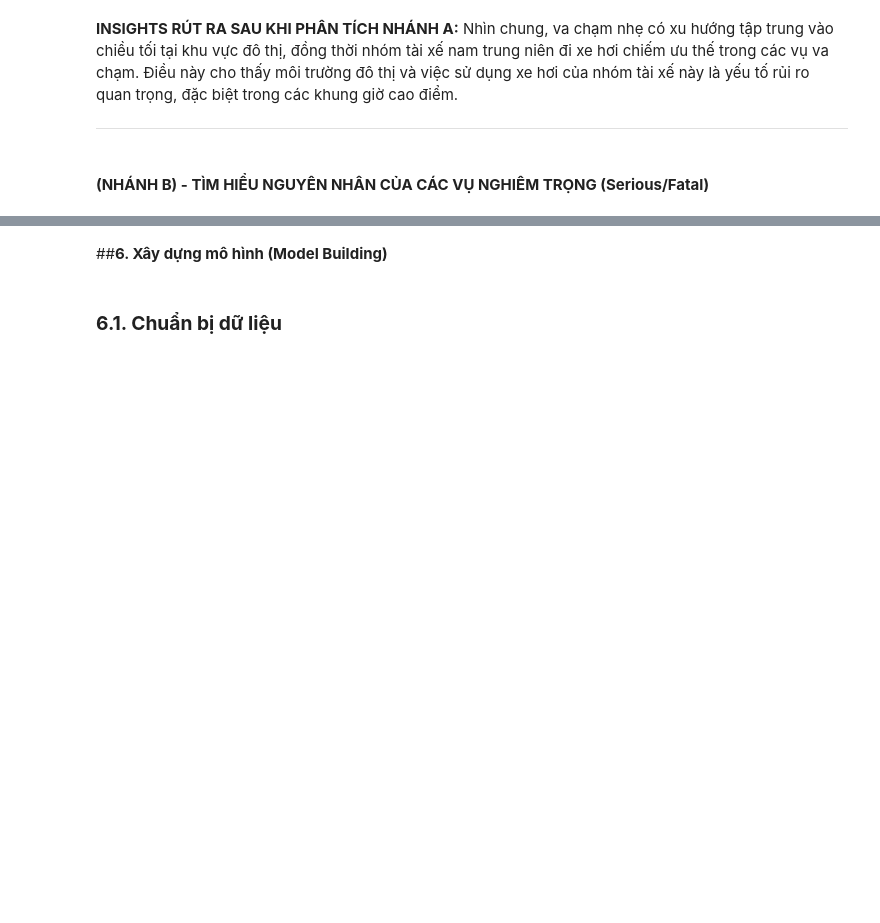
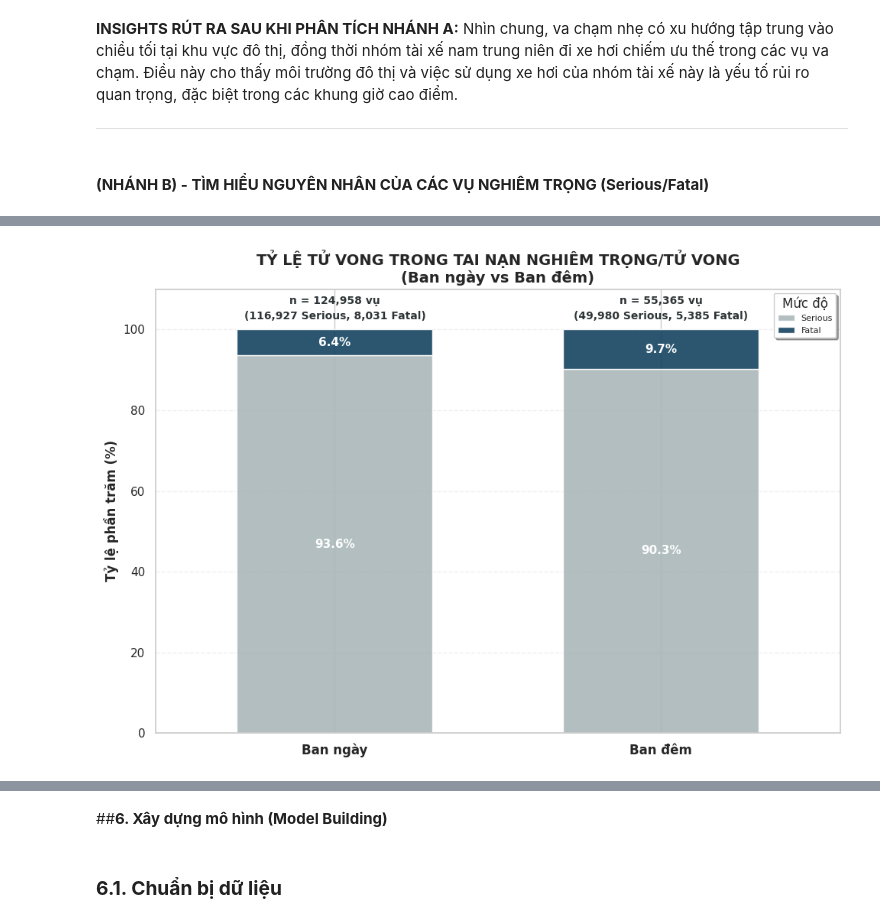
Before and after one commit to mihhwiNick/DA_project, a Jupyter notebook: UK_Road_Traffic_Accident_DA.ipynb, the cells around one changed output, grey strips where cells are left out. Saved outputs shown, nothing was run; the diff lists cells and outputs as text; code cells hidden in the pictures; blank space fills up the shorter version.

```diff
--- a/UK_Road_Traffic_Accident_DA.ipynb
+++ b/UK_Road_Traffic_Accident_DA.ipynb
@@ -1021,20 +1025,5 @@ def assign_time_period(hour):
         return 'Khuya'
 
 merged_data['Time_period'] = merged_data['Hour'].apply(assign_time_period)
-
-# Tạo biến Season theo Month
-def assign_season(month):
-    if pd.isna(month):
-        return None
-    if month in [3, 4, 5]:
-        return 'Mùa xuân'
-    elif month in [6, 7, 8]:
-        return 'Mùa hạ'
-    elif month in [9, 10, 11]:
-        return 'Mùa thu'
-    else:
-        return 'Mùa đông'
-
-merged_data['Season'] = merged_data['Month'].apply(assign_season)
 # %% [markdown]
 **Mô tả:**
@@ -1860,0 +1680,73 @@ B[4]: Điều kiện thời tiết xấu (mưa, sương mù) có làm tăng đá
+# %%
+df = merged_data[['Accident_Severity', 'Light_Conditions']].dropna()
+
+severity_map = {'Slight': 'Slight', 'Serious': 'Serious', 'Fatal': 'Fatal'}
+df['Severity_Label'] = df['Accident_Severity'].map(severity_map)
+
+df_b = df[df['Severity_Label'].isin(['Serious', 'Fatal'])].copy()
+
+def aggregate_light(condition):
+    condition_str = str(condition)
+    if condition_str == 'Daylight':
+        return 'Ban ngày'
+    else:
+        return 'Ban đêm'
+
+df_b['Light_Group'] = df_b['Light_Conditions'].apply(aggregate_light)
+count_tab = pd.crosstab(df_b['Light_Group'], df_b['Severity_Label'])
+
+severity_order = ['Serious', 'Fatal']
+count_tab = count_tab[severity_order]
+
+cross_tab = count_tab.div(count_tab.sum(axis=1), axis=0) * 100
+
+group_order = ['Ban ngày', 'Ban đêm']
+cross_tab = cross_tab.reindex(group_order)
+count_tab = count_tab.reindex(group_order)
+
+# VẼ BIỂU ĐỒ
+plt.figure(figsize=(10, 7))
+
+colors = ['#aab7b8', '#154360']
+ax = cross_tab.plot(kind='bar', stacked=True, color=colors,
+                    edgecolor='white', width=0.6, ax=plt.gca(), alpha=0.9)
+
+for i in range(len(cross_tab)):
+    cumulative_height = 0
+    for j, severity in enumerate(severity_order):
+        value = cross_tab.iloc[i, j]
+        if value > 0:
+            y_pos = cumulative_height + value / 2
+            plt.text(i, y_pos, f'{value:.1f}%',
+                     ha='center', va='center', color='white',
+                     fontweight='bold', fontsize=11)
+            cumulative_height += value
+
+    n_serious = count_tab.iloc[i]['Serious']
+    n_fatal = count_tab.iloc[i]['Fatal']
+    total_n = n_serious + n_fatal
+    header_text = f'n = {int(total_n):,} vụ\n({int(n_serious):,} Serious, {int(n_fatal):,} Fatal)'
+    plt.text(i, 102, header_text,
+             ha='center',
+             va='bottom',
+             fontweight='bold',
+             color='#2d3436',
+             fontsize=10,
+             linespacing=1.5)
+
+# Tinh chỉnh lại các thông số còn lại
+plt.title('TỶ LỆ TỬ VONG TRONG TAI NẠN NGHIÊM TRỌNG/TỬ VONG\n(Ban ngày vs Ban đêm)',
+          fontsize=14, fontweight='bold')
+plt.ylabel('Tỷ lệ phần trăm (%)', fontsize=12, fontweight='bold')
+plt.xlabel('', fontsize=12)
+plt.xticks(rotation=0, fontsize=12, fontweight='bold')
+plt.grid(axis='y', alpha=0.3, linestyle='--')
+plt.ylim(0, 110)
+
+# Chú thích
+plt.legend(title='Mức độ', loc='upper right', fontsize=8, frameon=True, shadow=True)
+
+plt.tight_layout()
+plt.show()
+# %% [output]
+[figure, added]
```
Also changed, not shown: parts of 23 cells of this notebook.
